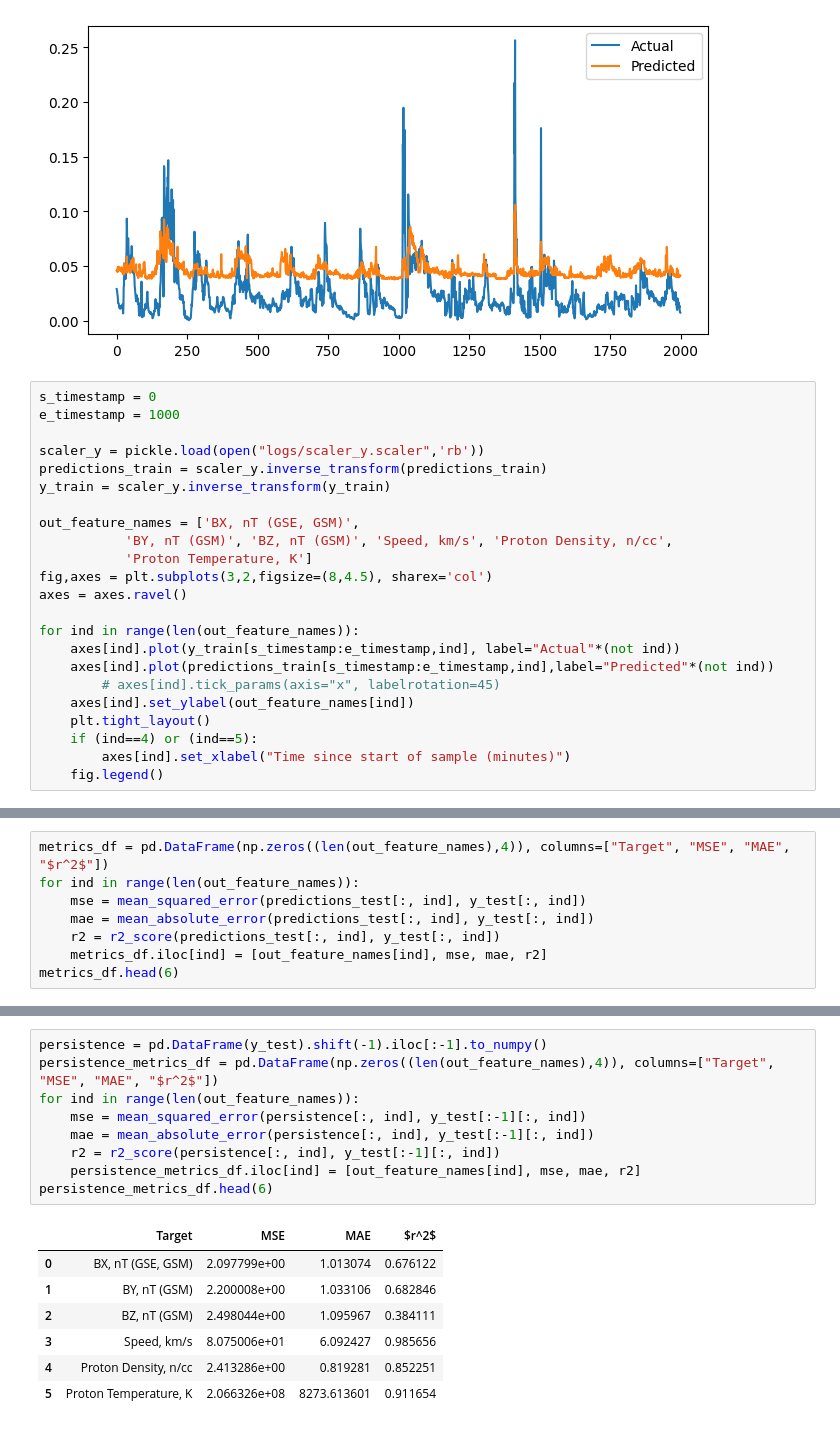
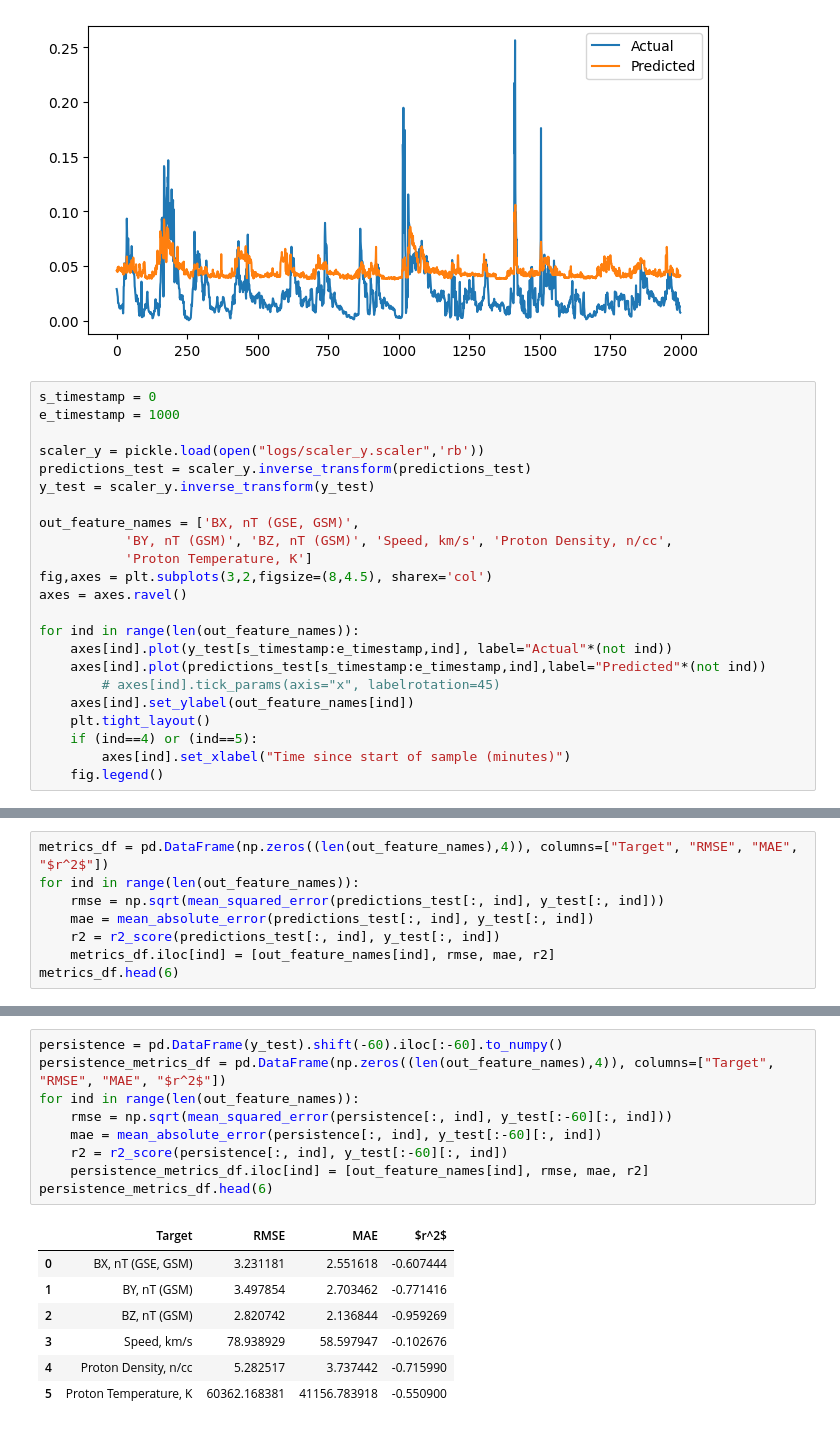
Before and after one commit to FrontierDevelopmentLab/2024-HL-GeoCL, a Jupyter notebook: 2020-FDL-X-Geo/sheath/Inference_XGBoost.ipynb, the cells around one changed output, grey strips where cells are left out. Cells and saved outputs as stored; diff of their text form.

```diff
--- a/2020-FDL-X-Geo/sheath/Inference_XGBoost.ipynb
+++ b/2020-FDL-X-Geo/sheath/Inference_XGBoost.ipynb
@@ -36,8 +36,8 @@ s_timestamp = 0
 e_timestamp = 1000
 
 scaler_y = pickle.load(open("logs/scaler_y.scaler",'rb'))
-predictions_train = scaler_y.inverse_transform(predictions_train)
-y_train = scaler_y.inverse_transform(y_train)
+predictions_test = scaler_y.inverse_transform(predictions_test)
+y_test = scaler_y.inverse_transform(y_test)
 
 out_feature_names = ['BX, nT (GSE, GSM)',
            'BY, nT (GSM)', 'BZ, nT (GSM)', 'Speed, km/s', 'Proton Density, n/cc',
@@ -46,8 +46,8 @@ fig,axes = plt.subplots(3,2,figsize=(8,4.5), sharex='col')
 axes = axes.ravel()
 
 for ind in range(len(out_feature_names)):
-    axes[ind].plot(y_train[s_timestamp:e_timestamp,ind], label="Actual"*(not ind))
-    axes[ind].plot(predictions_train[s_timestamp:e_timestamp,ind],label="Predicted"*(not ind))
+    axes[ind].plot(y_test[s_timestamp:e_timestamp,ind], label="Actual"*(not ind))
+    axes[ind].plot(predictions_test[s_timestamp:e_timestamp,ind],label="Predicted"*(not ind))
         # axes[ind].tick_params(axis="x", labelrotation=45)
     axes[ind].set_ylabel(out_feature_names[ind])
     plt.tight_layout()
@@ -61,9 +65,9 @@ https://scikit-learn.org/stable/model_persistence.html#security-maintainability-
 # %%
-metrics_df = pd.DataFrame(np.zeros((len(out_feature_names),4)), columns=["Target", "MSE", "MAE", "$r^2$"])
+metrics_df = pd.DataFrame(np.zeros((len(out_feature_names),4)), columns=["Target", "RMSE", "MAE", "$r^2$"])
 for ind in range(len(out_feature_names)):
-    mse = mean_squared_error(predictions_test[:, ind], y_test[:, ind])
+    rmse = np.sqrt(mean_squared_error(predictions_test[:, ind], y_test[:, ind]))
     mae = mean_absolute_error(predictions_test[:, ind], y_test[:, ind])
     r2 = r2_score(predictions_test[:, ind], y_test[:, ind])
-    metrics_df.iloc[ind] = [out_feature_names[ind], mse, mae, r2]
+    metrics_df.iloc[ind] = [out_feature_names[ind], rmse, mae, r2]
 metrics_df.head(6)
 # %% [output]
@@ -77,17 +81,17 @@ metrics_df.head(6)
 # %%
-persistence = pd.DataFrame(y_test).shift(-1).iloc[:-1].to_numpy()
-persistence_metrics_df = pd.DataFrame(np.zeros((len(out_feature_names),4)), columns=["Target", "MSE", "MAE", "$r^2$"])
+persistence = pd.DataFrame(y_test).shift(-60).iloc[:-60].to_numpy()
+persistence_metrics_df = pd.DataFrame(np.zeros((len(out_feature_names),4)), columns=["Target", "RMSE", "MAE", "$r^2$"])
 for ind in range(len(out_feature_names)):
-    mse = mean_squared_error(persistence[:, ind], y_test[:-1][:, ind])
-    mae = mean_absolute_error(persistence[:, ind], y_test[:-1][:, ind])
-    r2 = r2_score(persistence[:, ind], y_test[:-1][:, ind])
-    persistence_metrics_df.iloc[ind] = [out_feature_names[ind], mse, mae, r2]
+    rmse = np.sqrt(mean_squared_error(persistence[:, ind], y_test[:-60][:, ind]))
+    mae = mean_absolute_error(persistence[:, ind], y_test[:-60][:, ind])
+    r2 = r2_score(persistence[:, ind], y_test[:-60][:, ind])
+    persistence_metrics_df.iloc[ind] = [out_feature_names[ind], rmse, mae, r2]
 persistence_metrics_df.head(6)
 # %% [output]
-|  | Target | MSE | MAE | $r^2$ |
-| 0 | BX, nT (GSE, GSM) | 2.097799e+00 | 1.013074 | 0.676122 |
-| 1 | BY, nT (GSM) | 2.200008e+00 | 1.033106 | 0.682846 |
-| 2 | BZ, nT (GSM) | 2.498044e+00 | 1.095967 | 0.384111 |
-| 3 | Speed, km/s | 8.075006e+01 | 6.092427 | 0.985656 |
-| 4 | Proton Density, n/cc | 2.413286e+00 | 0.819281 | 0.852251 |
-| 5 | Proton Temperature, K | 2.066326e+08 | 8273.613601 | 0.911654 |
+|  | Target | RMSE | MAE | $r^2$ |
+| 0 | BX, nT (GSE, GSM) | 3.231181 | 2.551618 | -0.607444 |
+| 1 | BY, nT (GSM) | 3.497854 | 2.703462 | -0.771416 |
+| 2 | BZ, nT (GSM) | 2.820742 | 2.136844 | -0.959269 |
+| 3 | Speed, km/s | 78.938929 | 58.597947 | -0.102676 |
+| 4 | Proton Density, n/cc | 5.282517 | 3.737442 | -0.715990 |
+| 5 | Proton Temperature, K | 60362.168381 | 41156.783918 | -0.550900 |
```
Also changed, not shown: parts of 8 cells of this notebook.
